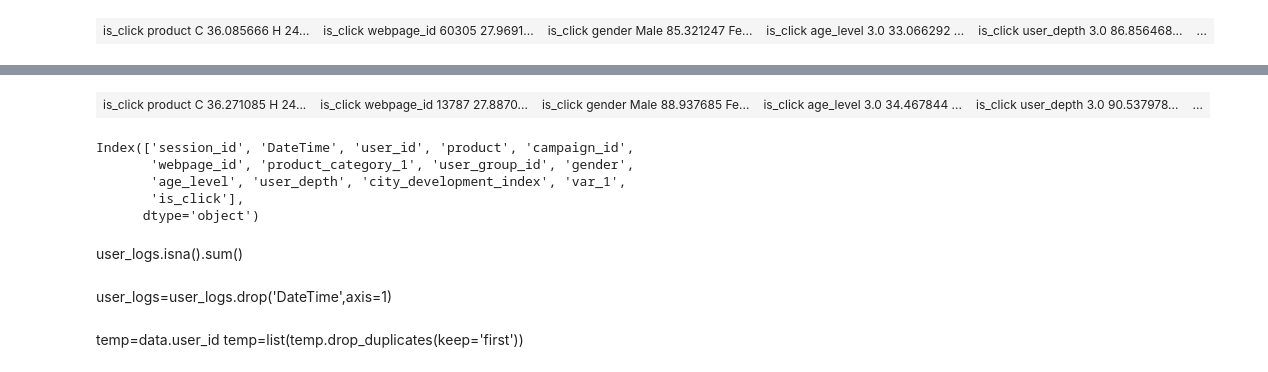
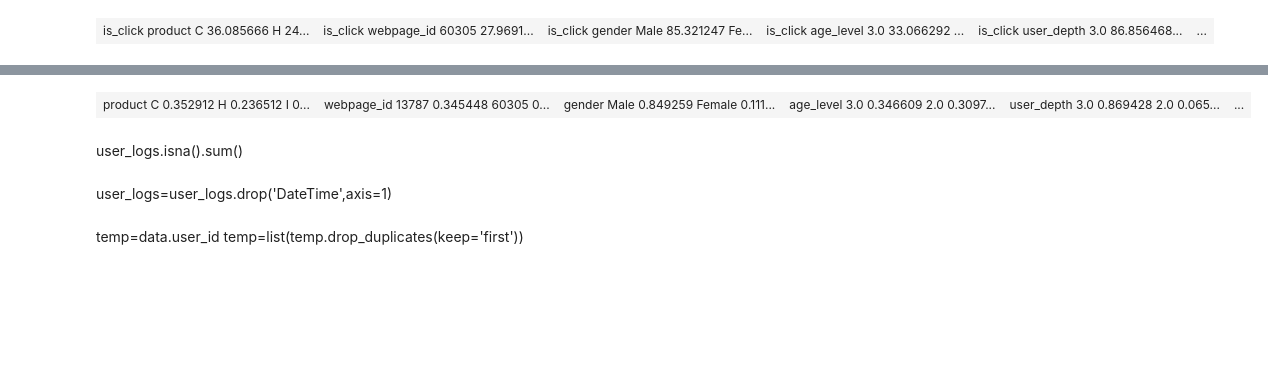
Before and after one commit to apurvaChaudhari/ae_2018, a Jupyter notebook: EDA.ipynb, the cells around one changed output, grey strips where cells are left out. Cells and saved outputs as stored; diff of their text form; code cells hidden in the pictures; blank space fills up the shorter version.

```diff
--- a/EDA.ipynb
+++ b/EDA.ipynb
@@ -66,6 +66,19 @@ city_development_index    125129
 var_1                          0
 is_click                       0
 dtype: int64
+# %%
+data=data.fillna('NAN')
 # %%
 def show(variable):
     return (data[[variable,'is_click']].groupby(variable).sum()/data['is_click'].sum()*100).sort_values(by='is_click',ascending=False)
+# %%
+data['DateTime']=pd.to_datetime(data['DateTime'])
+data['DateTime']=[datetime.time(d) for d in data['DateTime']]
+conditions = [
+    (data['DateTime'] < datetime(1900,1,1,12).time()),
+    (data['DateTime'] < datetime(1900,1,1,17).time()),
+    (data['DateTime'] < datetime(1900,1,1,22).time())
+    ]
+
+choices = ['morning', 'afternoon','evening']
+data['DateTime'] = np.select(conditions, choices, default='late night')
@@ -72,10 +93,7 @@ def show(variable):
 # %%
 results=[]
-for variable in ['product','webpage_id','gender','age_level','user_depth','city_development_index','product_category_1']:
+for variable in ['product','webpage_id','gender','age_level','user_depth','city_development_index','product_category_1','product_category_2','DateTime','campaign_id']:
     results.append(show(variable))
 multi_table(results)
 # %% [output]
 | is_click product C 36.085666 H 24... | is_click webpage_id 60305 27.9691... | is_click gender Male 85.321247 Fe... | is_click age_level 3.0 33.066292 ... | is_click user_depth 3.0 86.856468... | ... |
-# %%
-data.loc[:,'city_development_index']=data['city_development_index'].fillna(data['city_development_index'].median())
-data.drop('product_category_2',axis=1,inplace=True)
@@ -104,7 +100,7 @@ memory usage: 50.9+ MB
 # %%
 results=[]
-for variable in ['product','webpage_id','gender','age_level','user_depth','city_development_index','product_category_1']:
-    results.append(show(variable))
+for variable in ['product','webpage_id','gender','age_level','user_depth','city_development_index','product_category_1','product_category_2','DateTime','campaign_id']:
+    results.append(pd.DataFrame(data[variable].value_counts()/data[variable].value_counts().sum()))
 multi_table(results)
 # %% [output]
-| is_click product C 36.271085 H 24... | is_click webpage_id 13787 27.8870... | is_click gender Male 88.937685 Fe... | is_click age_level 3.0 34.467844 ... | is_click user_depth 3.0 90.537978... | ... |
+| product C 0.352912 H 0.236512 I 0... | webpage_id 13787 0.345448 60305 0... | gender Male 0.849259 Female 0.111... | age_level 3.0 0.346609 2.0 0.3097... | user_depth 3.0 0.869428 2.0 0.065... | ... |
@@ -113,8 +106,0 @@ multi_table(results)
-# %%
-data.columns
-# %% [output]
-Index(['session_id', 'DateTime', 'user_id', 'product', 'campaign_id',
-       'webpage_id', 'product_category_1', 'user_group_id', 'gender',
-       'age_level', 'user_depth', 'city_development_index', 'var_1',
-       'is_click'],
-      dtype='object')
```
Also changed, not shown: parts of 7 cells of this notebook, 5 other files.
